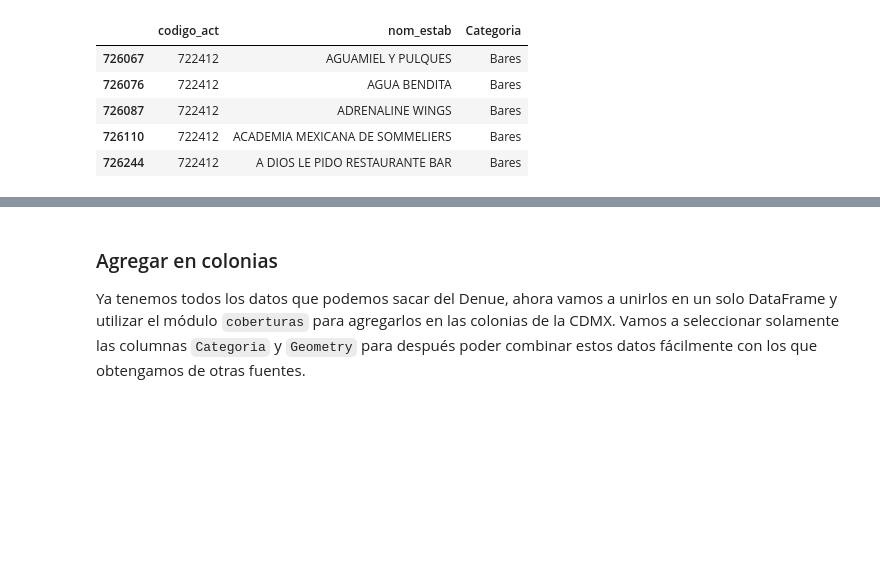
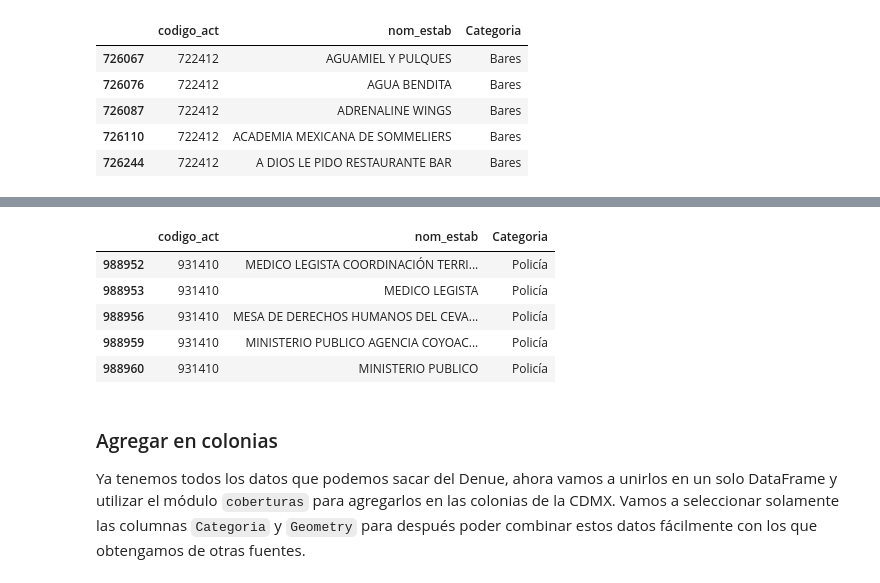
Before and after one commit to CentroGeo/pyLandUseMX, a Jupyter notebook: nbs/tutoriales/extraccion_actividades.ipynb, the cells around one changed output, grey strips where cells are left out. Saved outputs shown, nothing was run; the diff lists cells and outputs as text; code cells hidden in the pictures; blank space fills up the shorter version.

```diff
--- a/nbs/tutoriales/extraccion_actividades.ipynb
+++ b/nbs/tutoriales/extraccion_actividades.ipynb
@@ -100,3 +104,13 @@ bares.datos[['codigo_act', 'nom_estab', 'Categoria']].head()
+# %%
+policia = denue.filtra_scian(['931410'], categoria='Policía')
+policia.datos[['codigo_act', 'nom_estab', 'Categoria']].head()
+# %% [output]
+|  | codigo_act | nom_estab | Categoria |
+| 988952 | 931410 | MEDICO LEGISTA COORDINACIÓN TERRI... | Policía |
+| 988953 | 931410 | MEDICO LEGISTA | Policía |
+| 988956 | 931410 | MESA DE DERECHOS HUMANOS DEL CEVA... | Policía |
+| 988959 | 931410 | MINISTERIO PUBLICO AGENCIA COYOAC... | Policía |
+| 988960 | 931410 | MINISTERIO PUBLICO | Policía |
 # %% [markdown]
 ### Agregar en colonias
 
```
Also changed, not shown: parts of 8 cells of this notebook, 2 other files.
